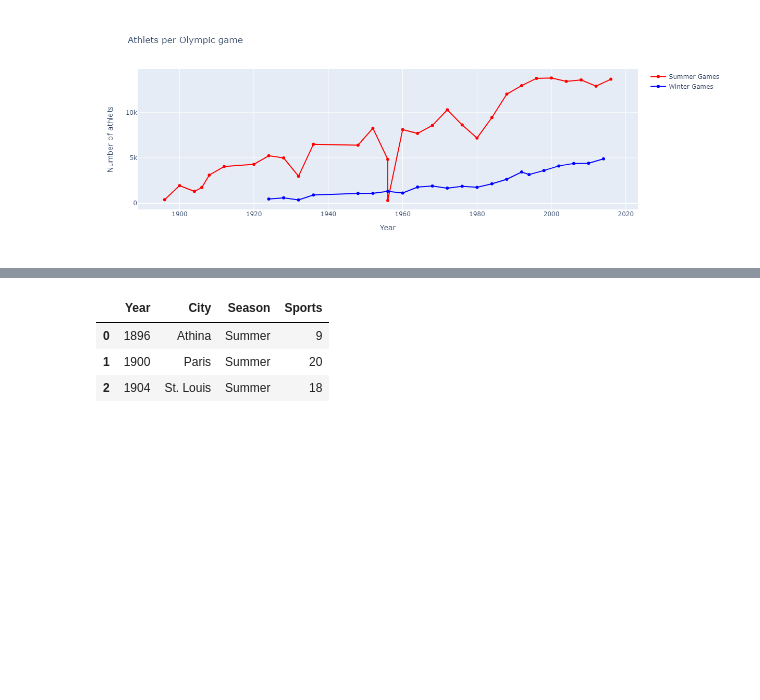
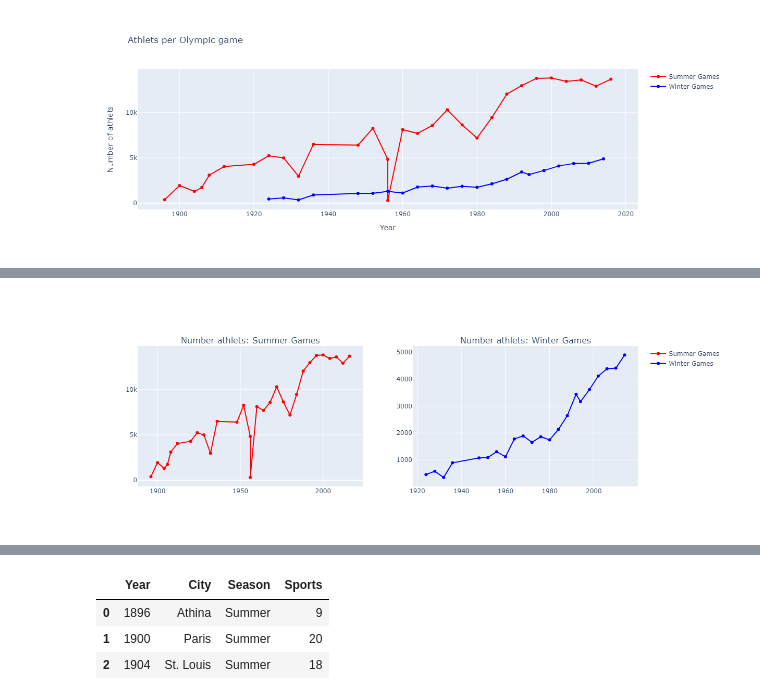
Before and after one commit to jyns417/Datathon, a Jupyter notebook: AhnJinDok/datathon1.ipynb, the cells around one changed output, grey strips where cells are left out. Cells and saved outputs as stored; diff of their text form; code cells hidden in the pictures; blank space fills up the shorter version.

```diff
--- a/AhnJinDok/datathon1.ipynb
+++ b/AhnJinDok/datathon1.ipynb
@@ -128,28 +128,32 @@ display(img)
 # %%
 traceS = go.Scatter(
     x = dfS['Year'],y = dfS['Athlets'],
     name="Summer Games",
     marker=dict(color="Red"),
     mode = "markers+lines",
     text=dfS['City'],
 )
 traceW = go.Scatter(
     x = dfW['Year'],y = dfW['Athlets'],
     name="Winter Games",
     marker=dict(color="Blue"),
     mode = "markers+lines",
     text=dfW['City']
 )
 
 data = [traceS, traceW]
 
 fig = make_subplots(rows=1, cols=2, subplot_titles=('Number athlets: Summer Games', 'Number athlets: Winter Games'))
 fig.append_trace(traceS, 1, 1)
 fig.append_trace(traceW, 1, 2)
 
 iplot(fig, filename='events-athlets2')
+
+img = Image.open('athlets_per_olympic_game2(scat).png')
+display(img)
 # %% [output]
 [interactive output not drawn]
+[figure, added]
 # %%
 #막대 그래프 만들기, 도시 추가
 tmp = athlete_events_df.groupby('Year')['City'].value_counts()
```
Also changed, not shown: parts of 4 cells of this notebook.
